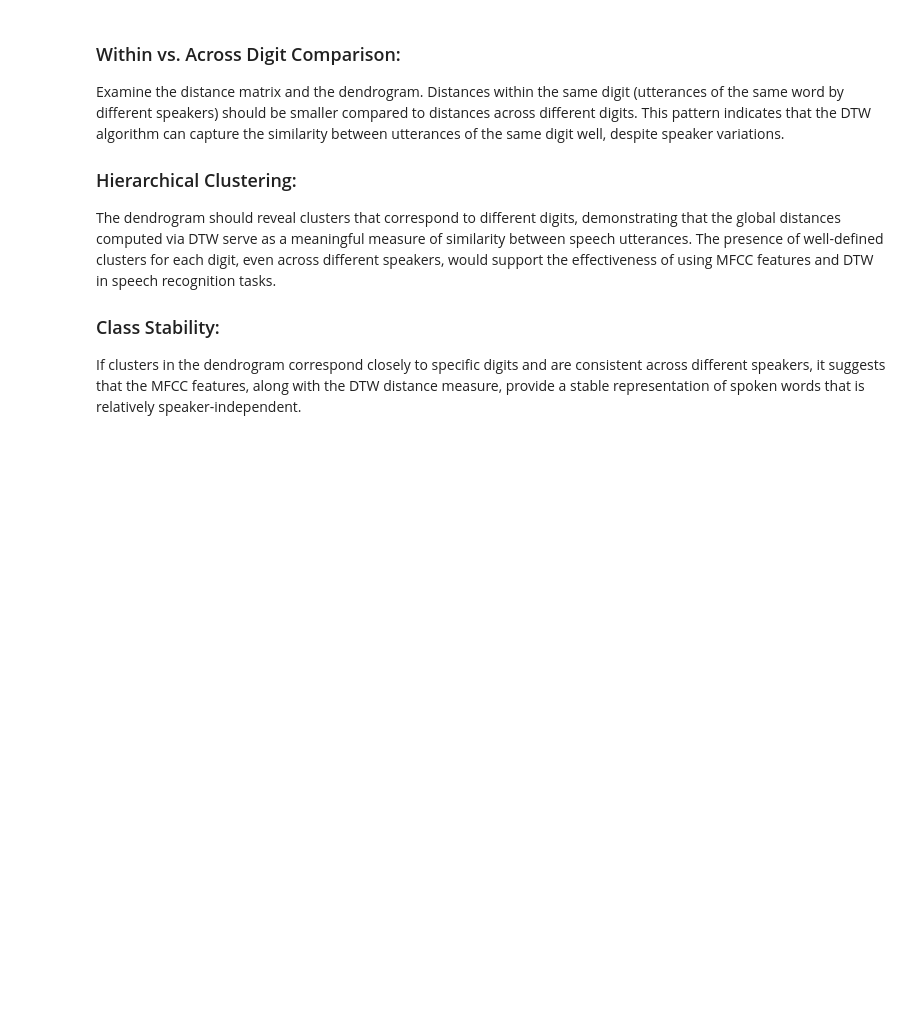
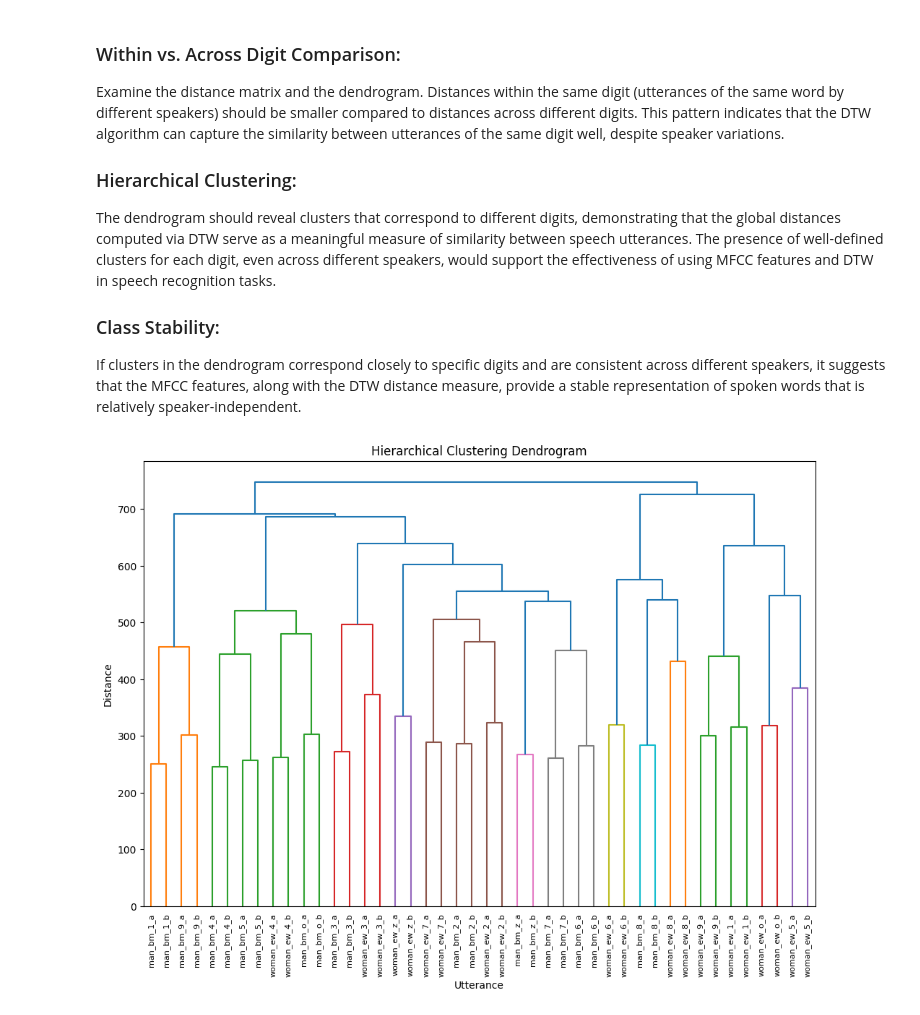
Before and after one commit to didwdidw/DT2119-Speech-and-Speaker-Recognition, a Jupyter notebook: lab1/Lab1.ipynb, the cells around one changed output. Cells and saved outputs as stored; diff of their text form; code cells hidden in the pictures; blank space fills up the shorter version.

Commit message:
Add clustering

```diff
--- a/lab1/Lab1.ipynb
+++ b/lab1/Lab1.ipynb
@@ -309,3 +309,16 @@ The dendrogram should reveal clusters that correspond to different digits, demon
 
 ### Class Stability:
 If clusters in the dendrogram correspond closely to specific digits and are consistent across different speakers, it suggests that the MFCC features, along with the DTW distance measure, provide a stable representation of spoken words that is relatively speaker-independent.
+# %%
+from scipy.cluster.hierarchy import dendrogram, linkage
+
+Z = linkage(global_distance, method='complete')
+
+plt.figure(figsize=(12, 8))
+dendrogram(Z, labels=tidigit2labels(data), leaf_rotation=90, leaf_font_size=8)
+plt.title('Hierarchical Clustering Dendrogram')
+plt.xlabel('Utterance')
+plt.ylabel('Distance')
+plt.show()
+# %% [output]
+[figure, added]
```
